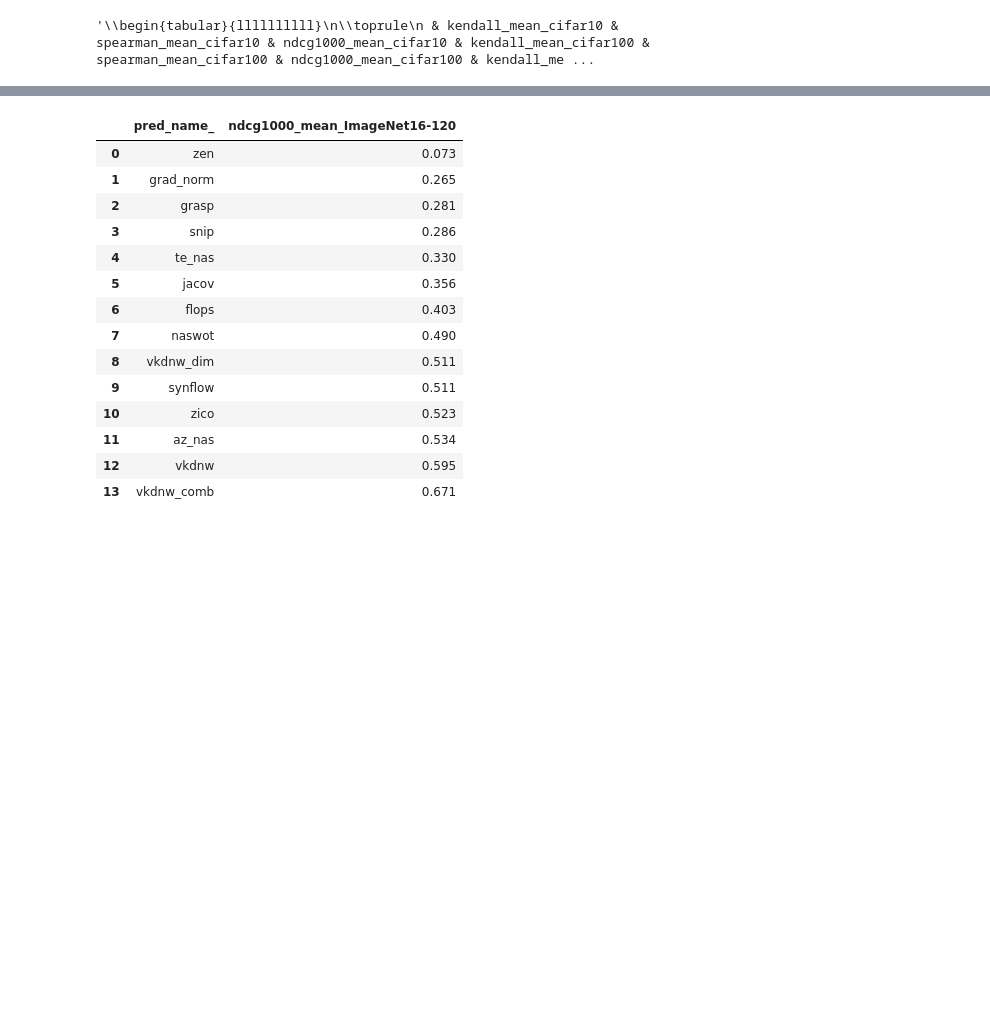
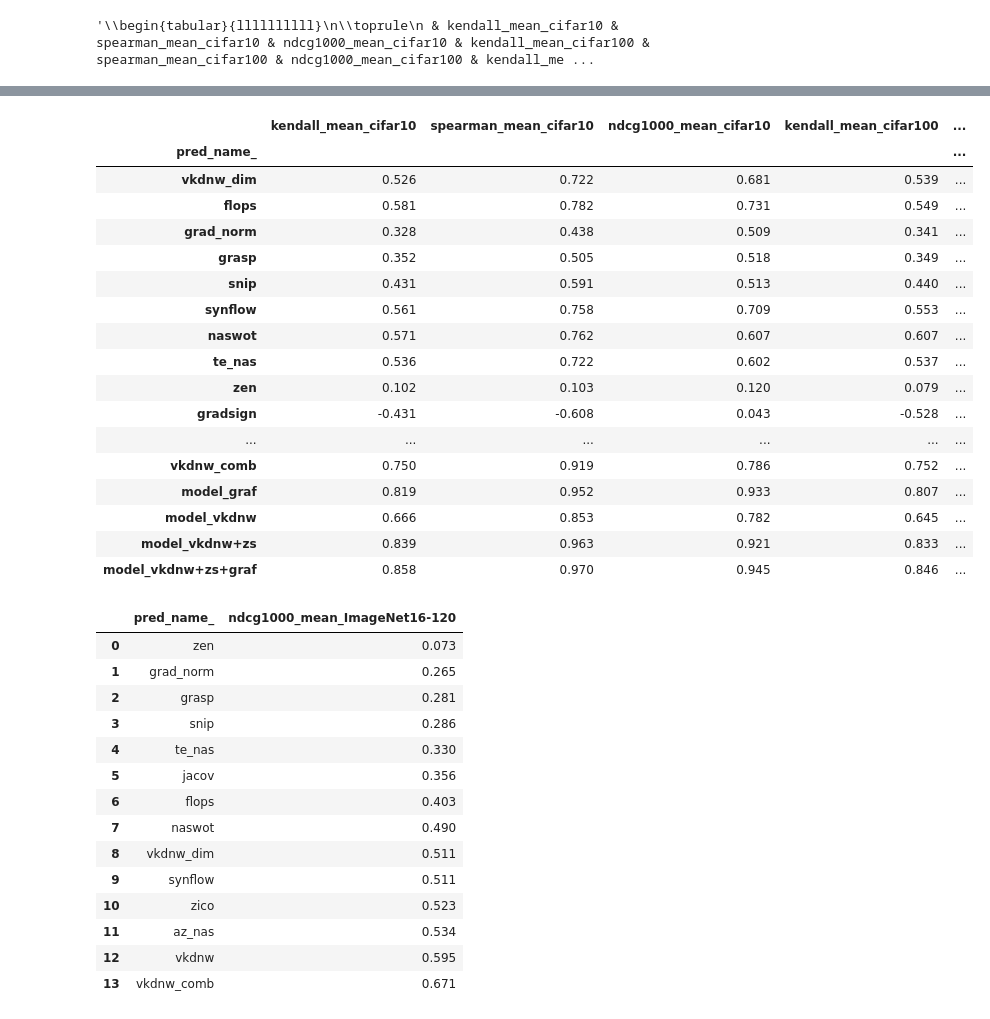
Before and after one commit to ondratybl/VKDNW, a Jupyter notebook: NB201/paper_preparation.ipynb, the cells around one changed output, grey strips where cells are left out. Cells and saved outputs as stored; diff of their text form; code cells hidden in the pictures; blank space fills up the shorter version.

```diff
--- a/NB201/paper_preparation.ipynb
+++ b/NB201/paper_preparation.ipynb
@@ -196,5 +196,24 @@ table1_formatted[['ndcg1000_mean_cifar10', 'ndcg1000_mean_cifar100', 'ndcg1000_m
 # %%
-plt.rcParams['text.usetex'] = False
+table1_formatted
+# %% [output]
+|  | kendall_mean_cifar10 | spearman_mean_cifar10 | ndcg1000_mean_cifar10 | kendall_mean_cifar100 | ... |
+| pred_name_ |  |  |  |  | ... |
+| vkdnw_dim | 0.526 | 0.722 | 0.681 | 0.539 | ... |
+| flops | 0.581 | 0.782 | 0.731 | 0.549 | ... |
+| grad_norm | 0.328 | 0.438 | 0.509 | 0.341 | ... |
+| grasp | 0.352 | 0.505 | 0.518 | 0.349 | ... |
+| snip | 0.431 | 0.591 | 0.513 | 0.440 | ... |
+| synflow | 0.561 | 0.758 | 0.709 | 0.553 | ... |
+| naswot | 0.571 | 0.762 | 0.607 | 0.607 | ... |
+| te_nas | 0.536 | 0.722 | 0.602 | 0.537 | ... |
+| zen | 0.102 | 0.103 | 0.120 | 0.079 | ... |
+| gradsign | -0.431 | -0.608 | 0.043 | -0.528 | ... |
+| ... | ... | ... | ... | ... | ... |
+| vkdnw_comb | 0.750 | 0.919 | 0.786 | 0.752 | ... |
+| model_graf | 0.819 | 0.952 | 0.933 | 0.807 | ... |
+| model_vkdnw | 0.666 | 0.853 | 0.782 | 0.645 | ... |
+| model_vkdnw+zs | 0.839 | 0.963 | 0.921 | 0.833 | ... |
+| model_vkdnw+zs+graf | 0.858 | 0.970 | 0.945 | 0.846 | ... |
 # %%
 df_plot1
 # %% [output]
```
Also changed, not shown: parts of 2 cells of this notebook, 2 other files.
